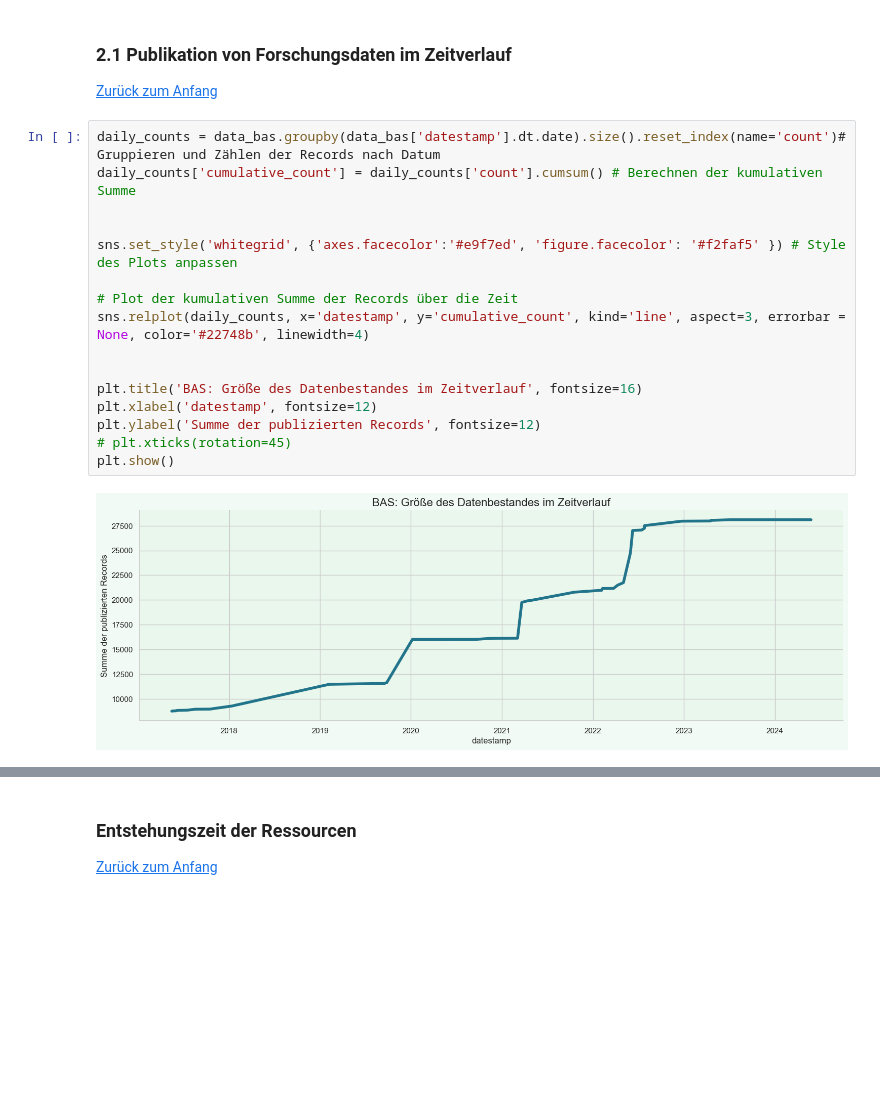
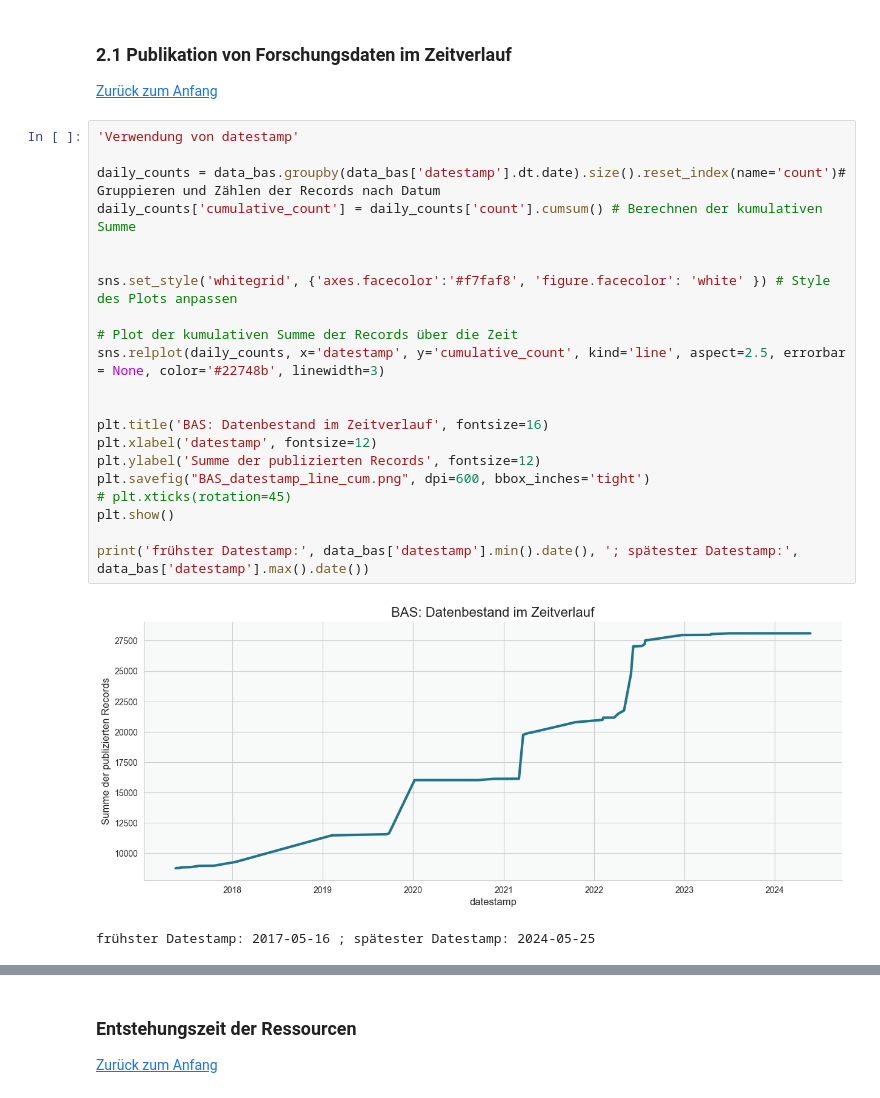
Before and after one commit to MarieMaurerDDM/research_data_repositories, a Jupyter notebook: src/visualizations/visuals_data_bas.ipynb, the cells around one changed output, grey strips where cells are left out. Cells and saved outputs as stored; diff of their text form; blank space fills up the shorter version.

```diff
--- a/src/visualizations/visuals_data_bas.ipynb
+++ b/src/visualizations/visuals_data_bas.ipynb
@@ -133,20 +288,26 @@ print(crest_hex)
 ### 2.1 Publikation von Forschungsdaten im Zeitverlauf
 [Zurück zum Anfang](#0)
 # %%
+'Verwendung von datestamp'
+
 daily_counts = data_bas.groupby(data_bas['datestamp'].dt.date).size().reset_index(name='count')# Gruppieren und Zählen der Records nach Datum
 daily_counts['cumulative_count'] = daily_counts['count'].cumsum() # Berechnen der kumulativen Summe
 
 
-sns.set_style('whitegrid', {'axes.facecolor':'#e9f7ed', 'figure.facecolor': '#f2faf5' }) # Style des Plots anpassen
+sns.set_style('whitegrid', {'axes.facecolor':'#f7faf8', 'figure.facecolor': 'white' }) # Style des Plots anpassen
 
 # Plot der kumulativen Summe der Records über die Zeit
-sns.relplot(daily_counts, x='datestamp', y='cumulative_count', kind='line', aspect=3, errorbar = None, color='#22748b', linewidth=4)
+sns.relplot(daily_counts, x='datestamp', y='cumulative_count', kind='line', aspect=2.5, errorbar = None, color='#22748b', linewidth=3)
 
 
-plt.title('BAS: Größe des Datenbestandes im Zeitverlauf', fontsize=16)
+plt.title('BAS: Datenbestand im Zeitverlauf', fontsize=16)
 plt.xlabel('datestamp', fontsize=12)
 plt.ylabel('Summe der publizierten Records', fontsize=12)
+plt.savefig("BAS_datestamp_line_cum.png", dpi=600, bbox_inches='tight')
 # plt.xticks(rotation=45)
 plt.show()
+
+print('frühster Datestamp:', data_bas['datestamp'].min().date(), '; spätester Datestamp:', data_bas['datestamp'].max().date())
 # %% [output]
-[figure, old version]
+[figure, new version]
+frühster Datestamp: 2017-05-16 ; spätester Datestamp: 2024-05-25
```
Also changed, not shown: parts of 38 cells of this notebook, 8 other files.
